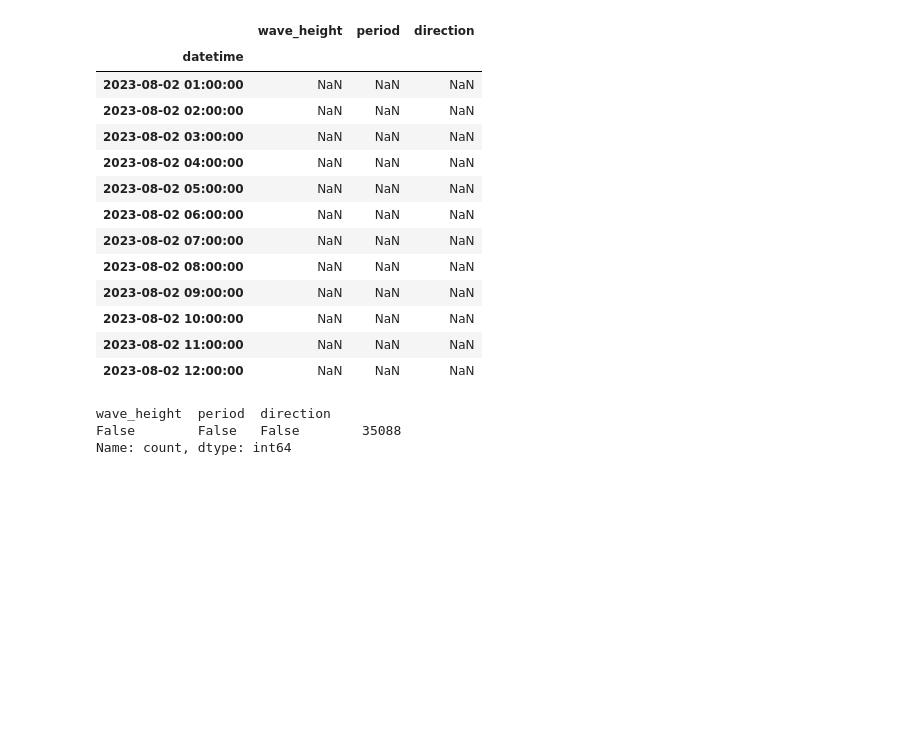
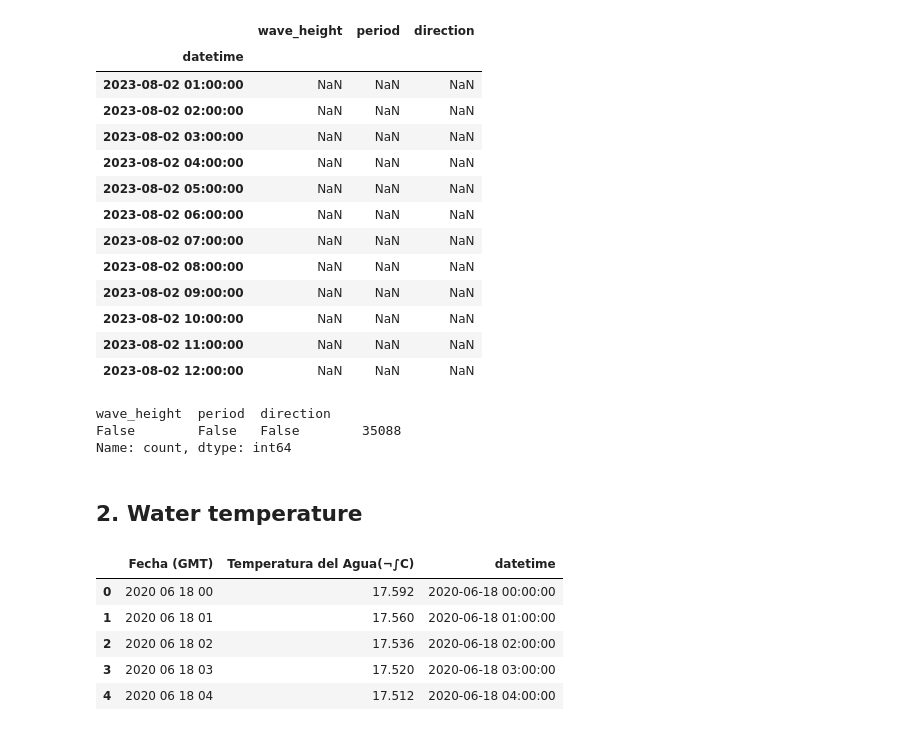
Before and after one commit to AlvaroCorrales/wave-height-app, a Jupyter notebook: Process data.ipynb, the cells around one changed output. Cells and saved outputs as stored; diff of their text form; code cells hidden in the pictures; blank space fills up the shorter version.

```diff
--- a/Process data.ipynb
+++ b/Process data.ipynb
@@ -180,3 +178,28 @@ df_wave.isnull().value_counts()
 wave_height  period  direction
 False        False   False        35088
 Name: count, dtype: int64
+# %% [markdown]
+## 2. Water temperature
+# %%
+# Read raw data
+# ==============================================================================
+data_dir = 'Data/spain/four years'
+file = '/17286_27578_3106036_WATER_TEMP_20200618145316_20240618145316.csv'
+
+col_names = ['Fecha (GMT)',	'Temperatura del Agua(¬∫C)']
+temp_original = pd.read_csv(data_dir + file,
+                 skiprows = 2,
+                 sep = '\t',
+                 header = None,
+                 names = col_names)
+
+temp_original['datetime'] = pd.to_datetime(temp_original['Fecha (GMT)'].str.replace(r'\s+', ' ', regex=True), format='%Y %m %d %H')
+
+temp_original.head()
+# %% [output]
+|  | Fecha (GMT) | Temperatura del Agua(¬∫C) | datetime |
+| 0 | 2020 06 18 00 | 17.592 | 2020-06-18 00:00:00 |
+| 1 | 2020 06 18 01 | 17.560 | 2020-06-18 01:00:00 |
+| 2 | 2020 06 18 02 | 17.536 | 2020-06-18 02:00:00 |
+| 3 | 2020 06 18 03 | 17.520 | 2020-06-18 03:00:00 |
+| 4 | 2020 06 18 04 | 17.512 | 2020-06-18 04:00:00 |
```
Also changed, not shown: parts of 4 cells of this notebook.
